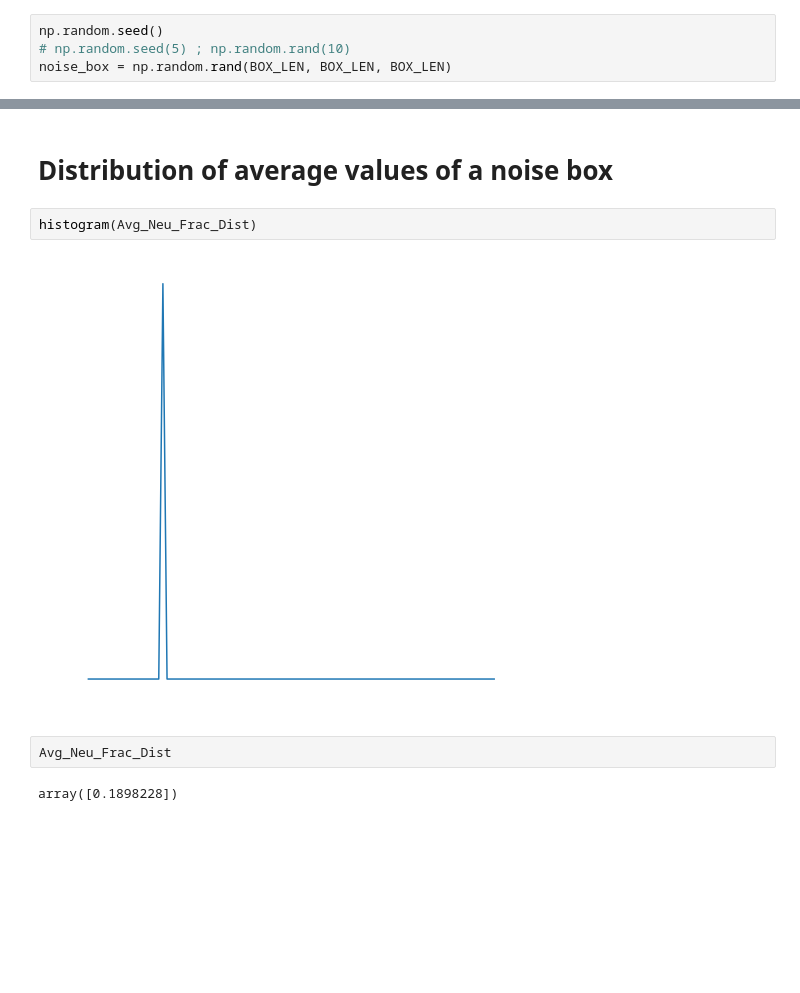
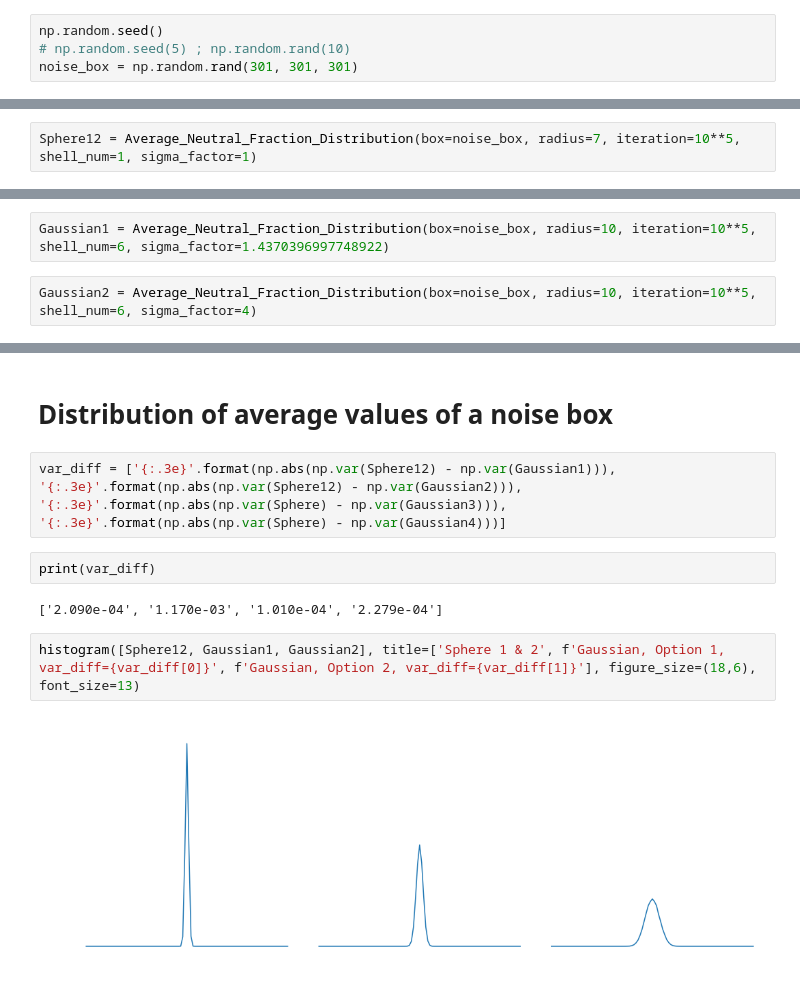
Before and after one commit to tommychinwj/HI_characterization, a Jupyter notebook: cube_HI_characterization.ipynb, the cells around one changed output, grey strips where cells are left out. Drawn from its saved outputs; the diff is of its cells as text; blank space fills up the shorter version.

Commit message:
Started python script. Implemented 3 versions of r_{gaus} = 1.44 r_{sphere}

```diff
--- a/cube_HI_characterization.ipynb
+++ b/cube_HI_characterization.ipynb
@@ -162,6 +162,6 @@ ionized = p21c.ionize_box(redshift=z, init_boxes=init_cond).xH_box
 # %%
 np.random.seed()
 # np.random.seed(5) ; np.random.rand(10)
-noise_box = np.random.rand(BOX_LEN, BOX_LEN, BOX_LEN)
+noise_box = np.random.rand(301, 301, 301)
 # %% [markdown]
 ## Blurring the box
@@ -172,0 +168,2 @@ Avg_Neu_Frac_Dist = Average_Neutral_Fraction_Distribution(box=ionized, radius=15
+# %%
+Sphere12 = Average_Neutral_Fraction_Distribution(box=noise_box, radius=7, iteration=10**5, shell_num=1, sigma_factor=1)
@@ -172,0 +172,4 @@ Avg_Neu_Frac_Dist = Average_Neutral_Fraction_Distribution(box=ionized, radius=15
+# %%
+Gaussian1 = Average_Neutral_Fraction_Distribution(box=noise_box, radius=10, iteration=10**5, shell_num=6, sigma_factor=1.4370396997748922)
+# %%
+Gaussian2 = Average_Neutral_Fraction_Distribution(box=noise_box, radius=10, iteration=10**5, shell_num=6, sigma_factor=4)
@@ -174,11 +181,13 @@ Avg_Neu_Frac_Dist = Average_Neutral_Fraction_Distribution(box=ionized, radius=15
 ## Creating Histogram
 # %% [markdown]
 # Distribution of average values of a noise box
-# %%
-histogram(Avg_Neu_Frac_Dist)
-# %% [output]
-[figure, removed]
-# %%
-Avg_Neu_Frac_Dist
-# %% [output]
-array([0.1898228])
+# %%
+var_diff = ['{:.3e}'.format(np.abs(np.var(Sphere12) - np.var(Gaussian1))), '{:.3e}'.format(np.abs(np.var(Sphere12) - np.var(Gaussian2))), '{:.3e}'.format(np.abs(np.var(Sphere) - np.var(Gaussian3))), '{:.3e}'.format(np.abs(np.var(Sphere) - np.var(Gaussian4)))]
+# %%
+print(var_diff)
+# %% [output]
+['2.090e-04', '1.170e-03', '1.010e-04', '2.279e-04']
+# %%
+histogram([Sphere12, Gaussian1, Gaussian2], title=['Sphere 1 & 2', f'Gaussian, Option 1, var_diff={var_diff[0]}', f'Gaussian, Option 2, var_diff={var_diff[1]}'], figure_size=(18,6), font_size=13)
+# %% [output]
+[figure, added]
```
Also changed, not shown: parts of 17 cells of this notebook, 2 other files.
